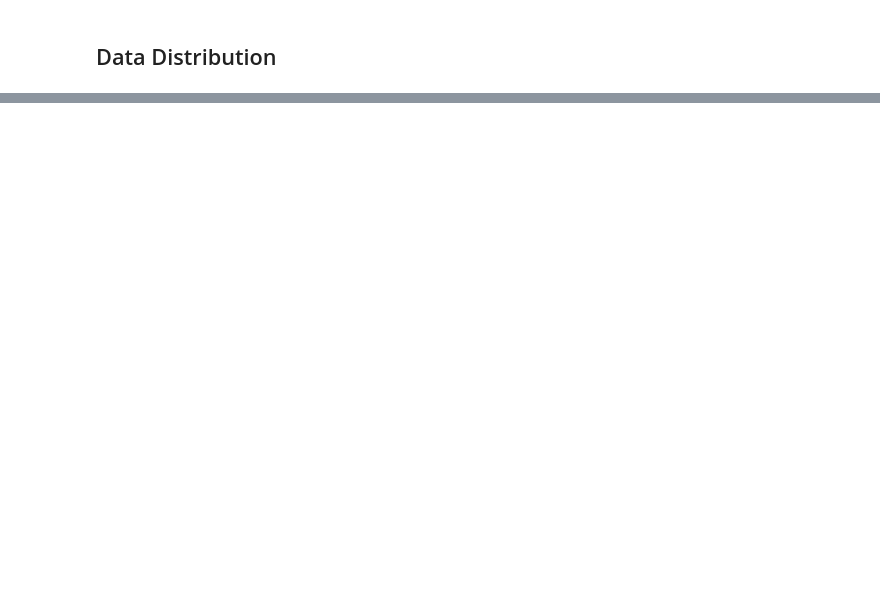
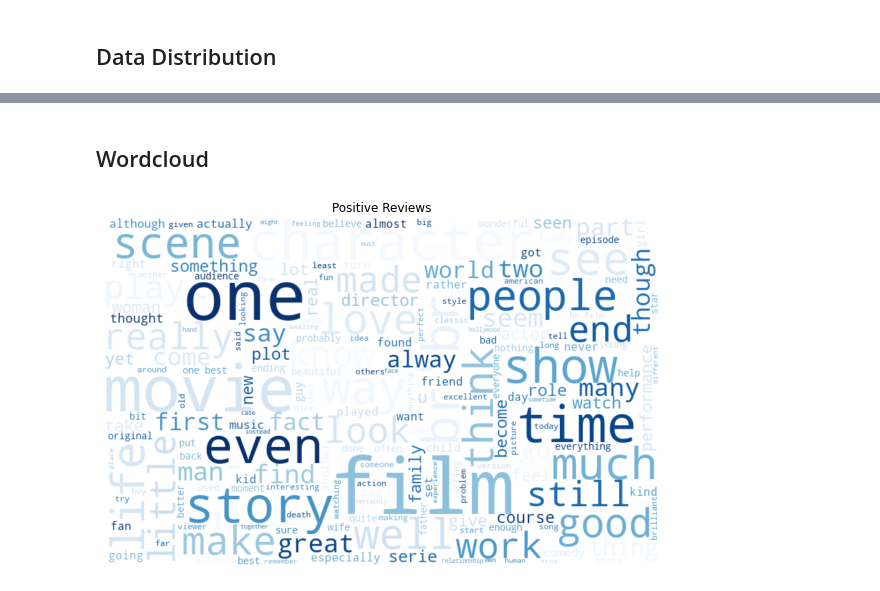
Before and after one commit to swetha4444/Keyword-Topic-Extraction-from-Movie-Reviews, a Jupyter notebook: 3-dataAnalysis.ipynb, the cells around one changed output, grey strips where cells are left out. Saved outputs shown, nothing was run; the diff lists cells and outputs as text; code cells hidden in the pictures; blank space fills up the shorter version.

```diff
--- a/3-dataAnalysis.ipynb
+++ b/3-dataAnalysis.ipynb
@@ -36,0 +27,13 @@ plt.show()
+# %% [markdown]
+## Wordcloud
+# %%
+from wordcloud import WordCloud
+normal_words =' '.join([text for text in dataframe['processed_text'][dataframe['sentiment'] == 1]])
+wordcloud = WordCloud(width=800, height=500, random_state=21, max_font_size=110,colormap='Blues',background_color='White').generate(normal_words)
+plt.figure(figsize=(10, 7))
+plt.imshow(wordcloud, interpolation="bilinear")
+plt.title("Positive Reviews")
+plt.axis('off')
+plt.show()
+# %% [output]
+[figure, added]
```
Also changed, not shown: parts of 12 cells of this notebook, 1 other file.
